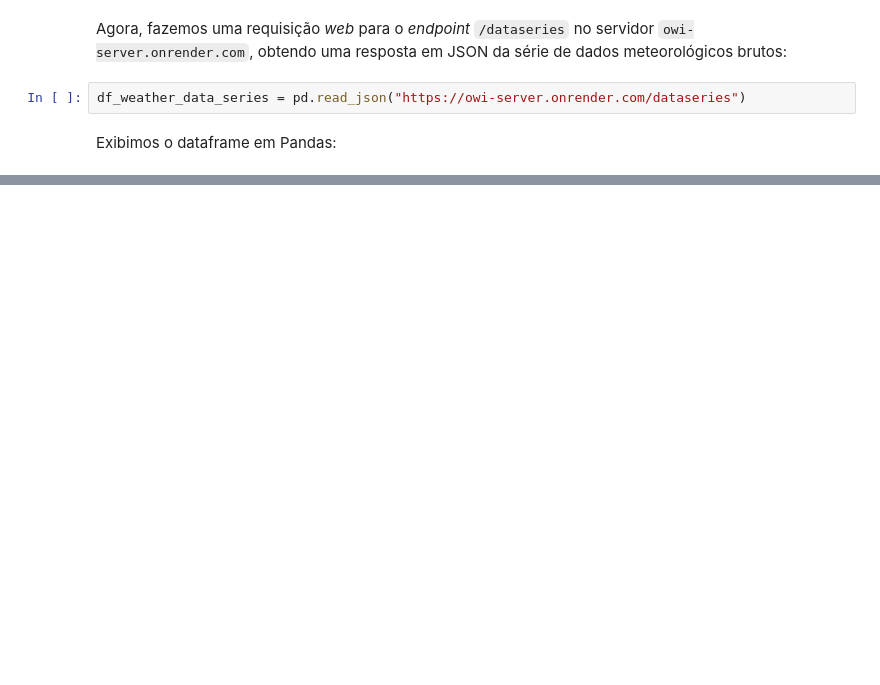
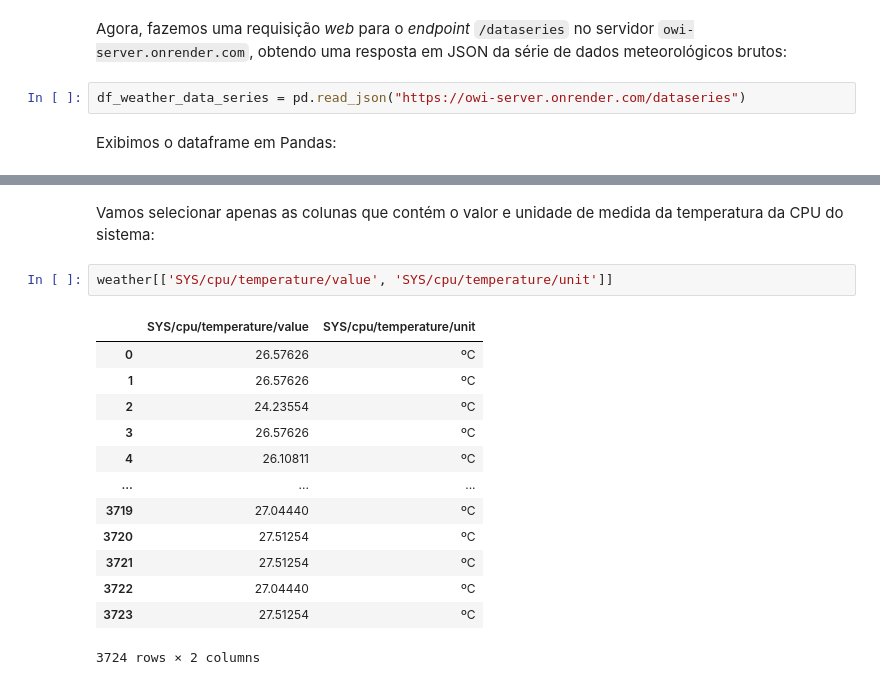
Before and after one commit to open-weather-iot/owi-client-examples, a Jupyter notebook: examples/python-experiments.ipynb, the cells around one changed output, grey strips where cells are left out. Saved outputs shown, nothing was run; the diff lists cells and outputs as text; blank space fills up the shorter version.

```diff
--- a/examples/python-experiments.ipynb
+++ b/examples/python-experiments.ipynb
@@ -74,0 +62,18 @@ df_weather_data_series_csv
+# %% [markdown]
+Vamos selecionar apenas as colunas que contém o valor e unidade de medida da temperatura da CPU do sistema:
+# %%
+weather[['SYS/cpu/temperature/value', 'SYS/cpu/temperature/unit']]
+# %% [output]
+|  | SYS/cpu/temperature/value | SYS/cpu/temperature/unit |
+| 0 | 26.57626 | ºC |
+| 1 | 26.57626 | ºC |
+| 2 | 24.23554 | ºC |
+| 3 | 26.57626 | ºC |
+| 4 | 26.10811 | ºC |
+| ... | ... | ... |
+| 3719 | 27.04440 | ºC |
+| 3720 | 27.51254 | ºC |
+| 3721 | 27.51254 | ºC |
+| 3722 | 27.04440 | ºC |
+| 3723 | 27.51254 | ºC |
+3724 rows × 2 columns
```
Also changed, not shown: parts of 19 cells of this notebook, 2 other files.
